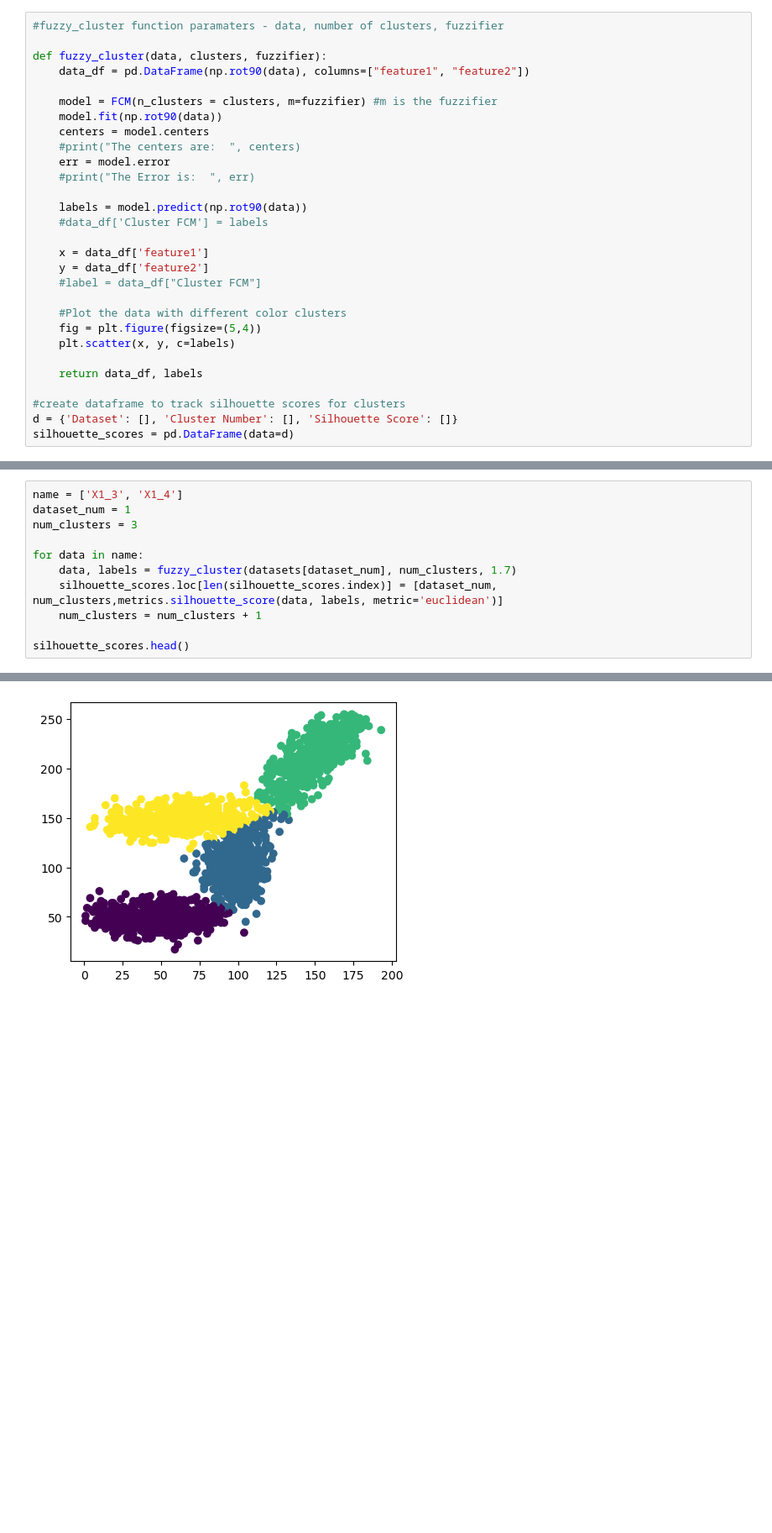
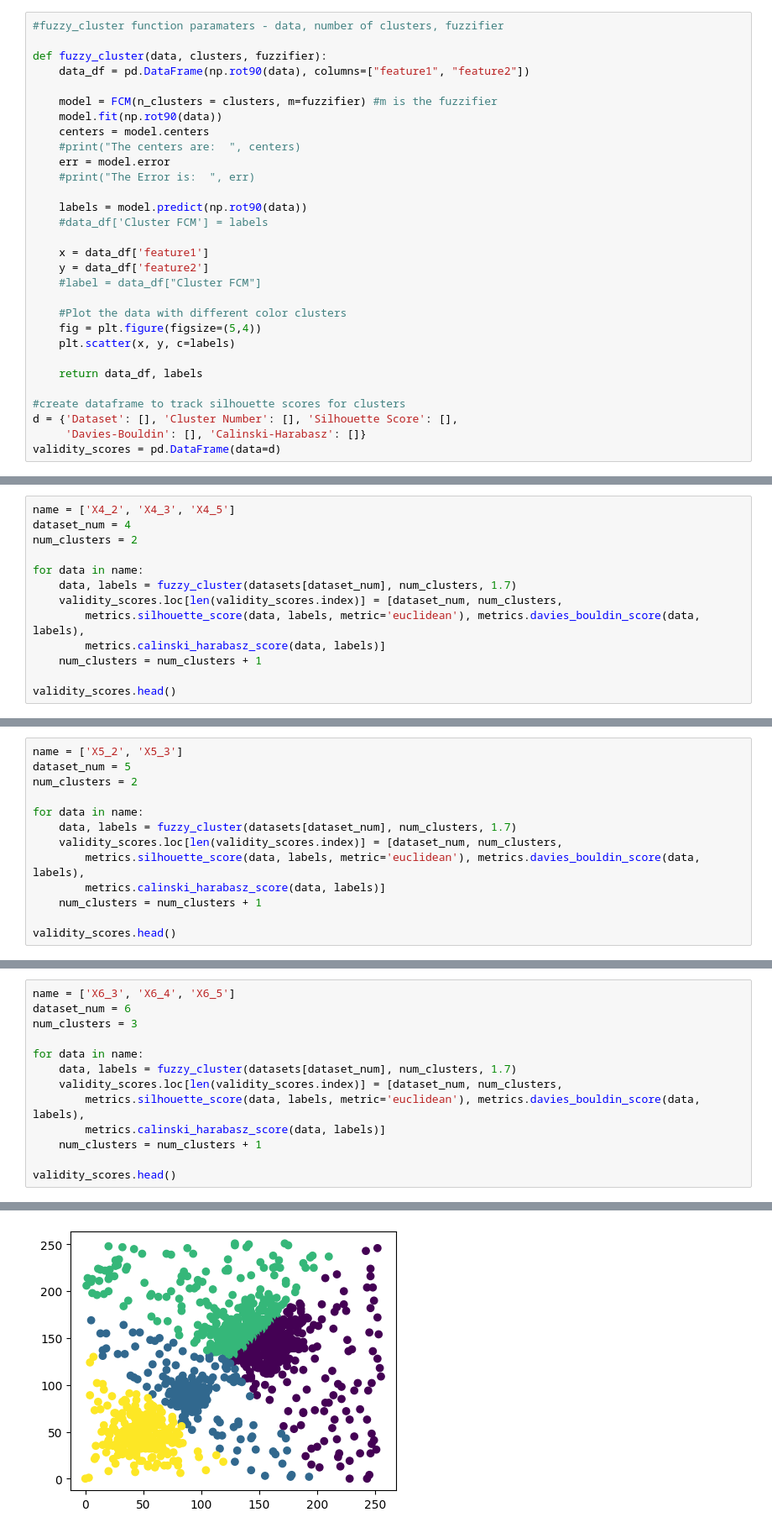
Before and after one commit to michaelzwartz/Unsupervised-ML, a Jupyter notebook: Sem2/VAT/clustering.ipynb, the cells around one changed output, grey strips where cells are left out. Shown at 84% size. Drawn from its saved outputs; the diff is of its cells as text; blank space fills up the shorter version.

```diff
--- a/Sem2/VAT/clustering.ipynb
+++ b/Sem2/VAT/clustering.ipynb
@@ -51,5 +51,6 @@ def fuzzy_cluster(data, clusters, fuzzifier):
     return data_df, labels
 
 #create dataframe to track silhouette scores for clusters
-d = {'Dataset': [], 'Cluster Number': [], 'Silhouette Score': []}
-silhouette_scores = pd.DataFrame(data=d)
+d = {'Dataset': [], 'Cluster Number': [], 'Silhouette Score': [],
+     'Davies-Bouldin': [], 'Calinski-Harabasz': []}
+validity_scores = pd.DataFrame(data=d)
@@ -55,0 +117,13 @@ silhouette_scores = pd.DataFrame(data=d)
+# %%
+name = ['X4_2', 'X4_3', 'X4_5']
+dataset_num = 4
+num_clusters = 2
+
+for data in name:
+    data, labels = fuzzy_cluster(datasets[dataset_num], num_clusters, 1.7)
+    validity_scores.loc[len(validity_scores.index)] = [dataset_num, num_clusters,
+        metrics.silhouette_score(data, labels, metric='euclidean'), metrics.davies_bouldin_score(data, labels),
+        metrics.calinski_harabasz_score(data, labels)]
+    num_clusters = num_clusters + 1
+
+validity_scores.head()
@@ -55,0 +140,13 @@ silhouette_scores = pd.DataFrame(data=d)
+# %%
+name = ['X5_2', 'X5_3']
+dataset_num = 5
+num_clusters = 2
+
+for data in name:
+    data, labels = fuzzy_cluster(datasets[dataset_num], num_clusters, 1.7)
+    validity_scores.loc[len(validity_scores.index)] = [dataset_num, num_clusters,
+        metrics.silhouette_score(data, labels, metric='euclidean'), metrics.davies_bouldin_score(data, labels),
+        metrics.calinski_harabasz_score(data, labels)]
+    num_clusters = num_clusters + 1
+
+validity_scores.head()
@@ -56,12 +162,14 @@ silhouette_scores = pd.DataFrame(data=d)
 # %%
-name = ['X1_3', 'X1_4']
-dataset_num = 1
+name = ['X6_3', 'X6_4', 'X6_5']
+dataset_num = 6
 num_clusters = 3
 
 for data in name:
     data, labels = fuzzy_cluster(datasets[dataset_num], num_clusters, 1.7)
-    silhouette_scores.loc[len(silhouette_scores.index)] = [dataset_num, num_clusters,metrics.silhouette_score(data, labels, metric='euclidean')]
+    validity_scores.loc[len(validity_scores.index)] = [dataset_num, num_clusters,
+        metrics.silhouette_score(data, labels, metric='euclidean'), metrics.davies_bouldin_score(data, labels),
+        metrics.calinski_harabasz_score(data, labels)]
     num_clusters = num_clusters + 1
 
-silhouette_scores.head()
+validity_scores.head()
 # %% [output]
@@ -72 +183 @@ silhouette_scores.head()
-[figure, old version]
+[figure, new version]
```
Also changed, not shown: parts of 21 cells of this notebook.
